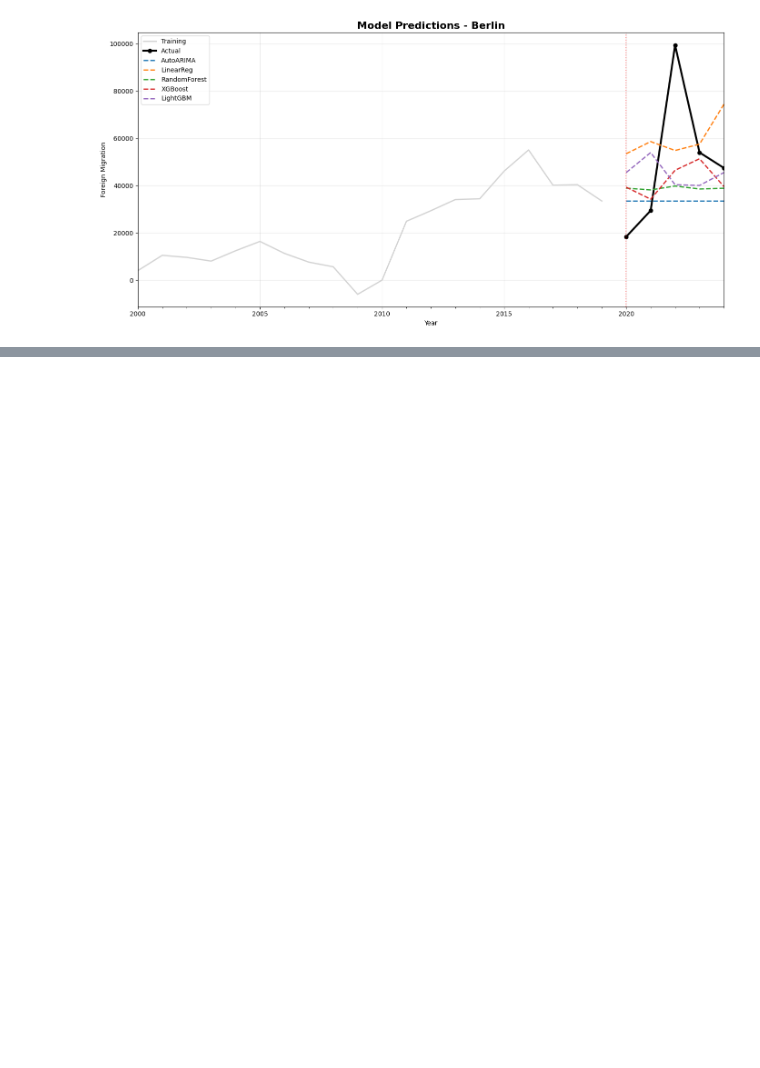
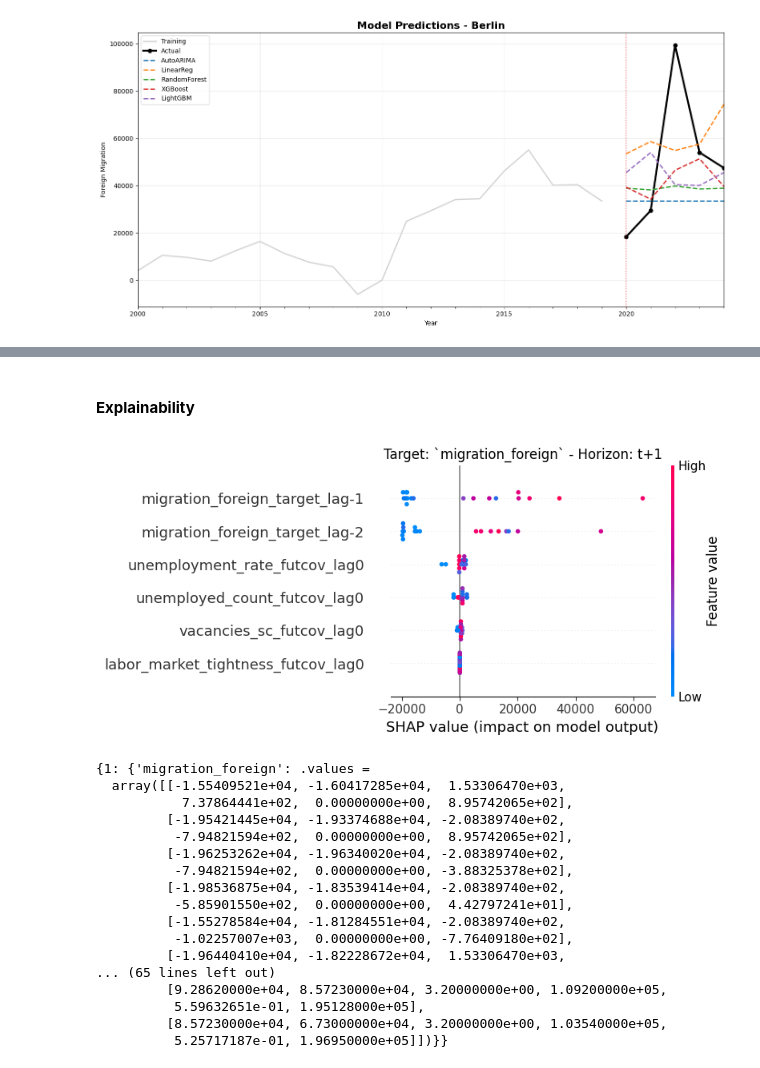
Before and after one commit to chiraagmishra/urban-technology-project, a Jupyter notebook: urbanTech.ipynb, the cells around one changed output, grey strips where cells are left out. Cells and saved outputs as stored; diff of their text form; code cells hidden in the pictures; blank space fills up the shorter version.

```diff
--- a/urbanTech.ipynb
+++ b/urbanTech.ipynb
@@ -729,0 +1141,35 @@ plot_predictions(train_target, test_target, predictions, state_name)
+# %% [markdown]
+#### **Explainability**
+# %%
+from darts.explainability.shap_explainer import ShapExplainer
+shap_explain = ShapExplainer(
+    model=models['XGBoost'],
+    background_series = train_target,
+    background_future_covariates=train_cov,
+    shap_method = "tree"
+    )
+results = shap_explain.explain(
+    foreground_series = test_target,
+    foreground_future_covariates = test_cov
+)
+# %%
+shap_explain.summary_plot()
+# %% [output]
+[figure, added]
+{1: {'migration_foreign': .values =
+  array([[-1.55409521e+04, -1.60417285e+04,  1.53306470e+03,
+           7.37864441e+02,  0.00000000e+00,  8.95742065e+02],
+         [-1.95421445e+04, -1.93374688e+04, -2.08389740e+02,
+          -7.94821594e+02,  0.00000000e+00,  8.95742065e+02],
+         [-1.96253262e+04, -1.96340020e+04, -2.08389740e+02,
+          -7.94821594e+02,  0.00000000e+00, -3.88325378e+02],
+         [-1.98536875e+04, -1.83539414e+04, -2.08389740e+02,
+          -5.85901550e+02,  0.00000000e+00,  4.42797241e+01],
+         [-1.55278584e+04, -1.81284551e+04, -2.08389740e+02,
+          -1.02257007e+03,  0.00000000e+00, -7.76409180e+02],
+         [-1.96440410e+04, -1.82228672e+04,  1.53306470e+03,
+... (65 lines left out)
+         [9.28620000e+04, 8.57230000e+04, 3.20000000e+00, 1.09200000e+05,
+          5.59632651e-01, 1.95128000e+05],
+         [8.57230000e+04, 6.73000000e+04, 3.20000000e+00, 1.03540000e+05,
+          5.25717187e-01, 1.96950000e+05]])}}
```
Also changed, not shown: parts of 14 cells of this notebook.
